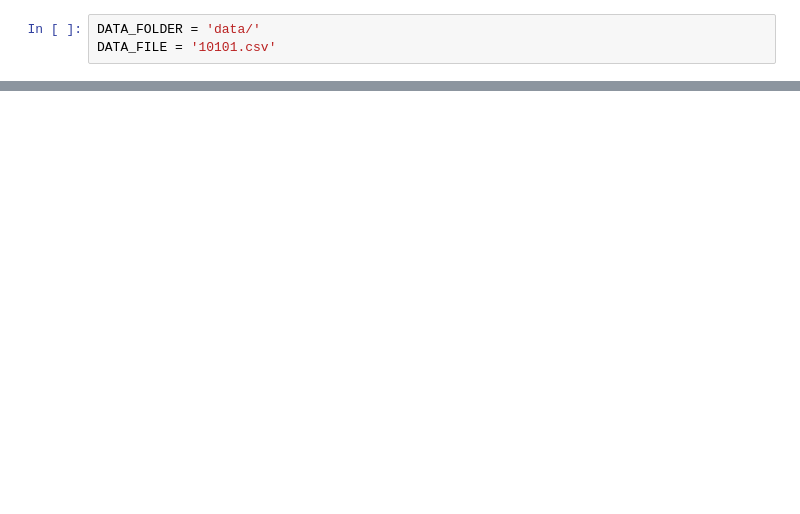
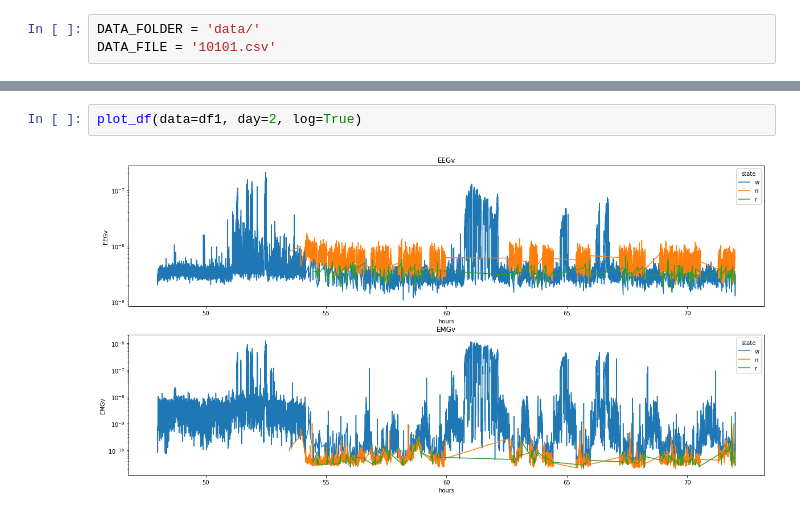
Before and after one commit to epfl-ML/project2-code, a Jupyter notebook: data_analysis.ipynb, the cells around one changed output, grey strips where cells are left out. Saved outputs shown, nothing was run; the diff lists cells and outputs as text; blank space fills up the shorter version.

```diff
--- a/data_analysis.ipynb
+++ b/data_analysis.ipynb
@@ -105,0 +84,4 @@ plot_df(df_day1, log=False)
+# %%
+plot_df(data=df1, day=2, log=True)
+# %% [output]
+[figure, added]
```
Also changed, not shown: parts of 12 cells of this notebook.
